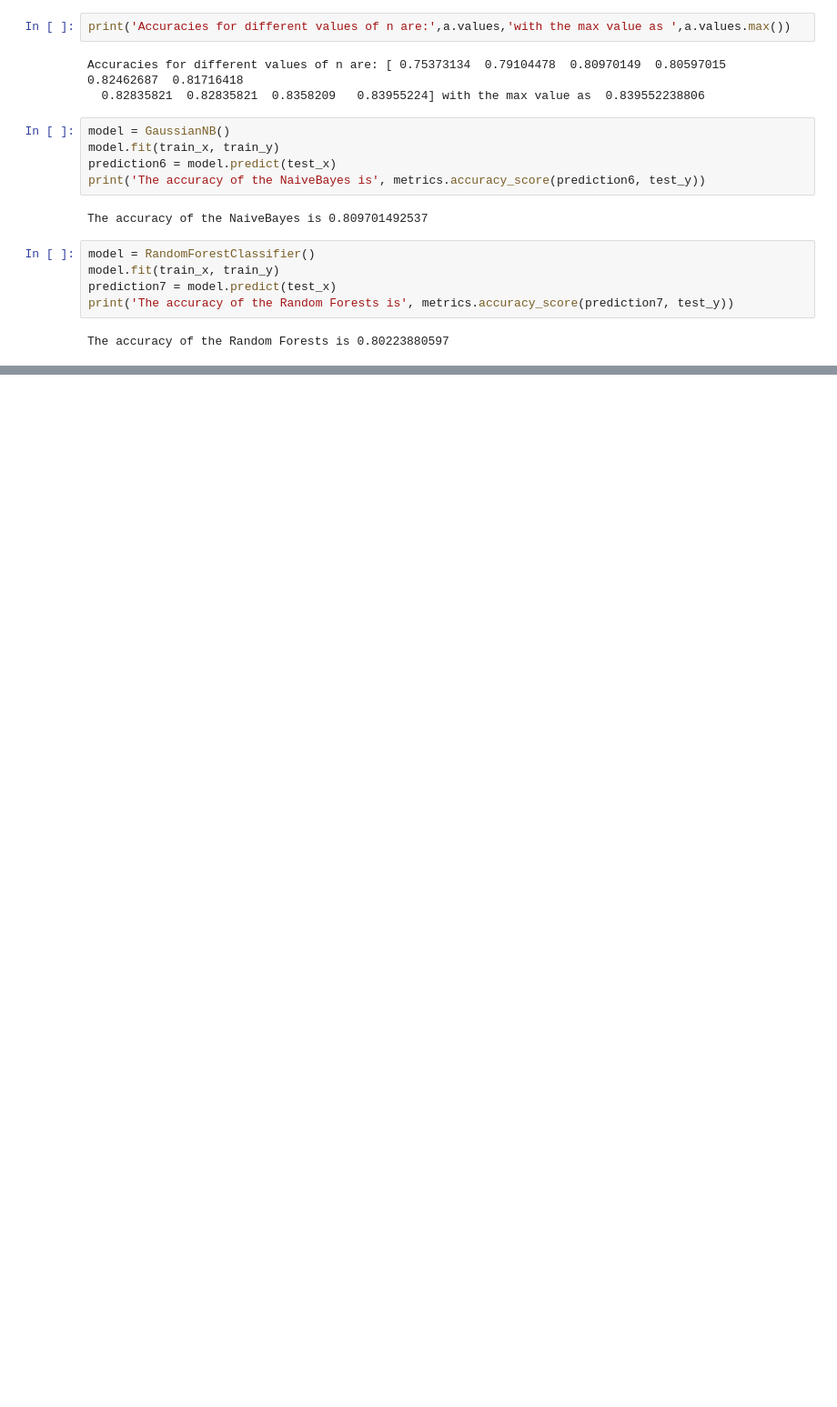
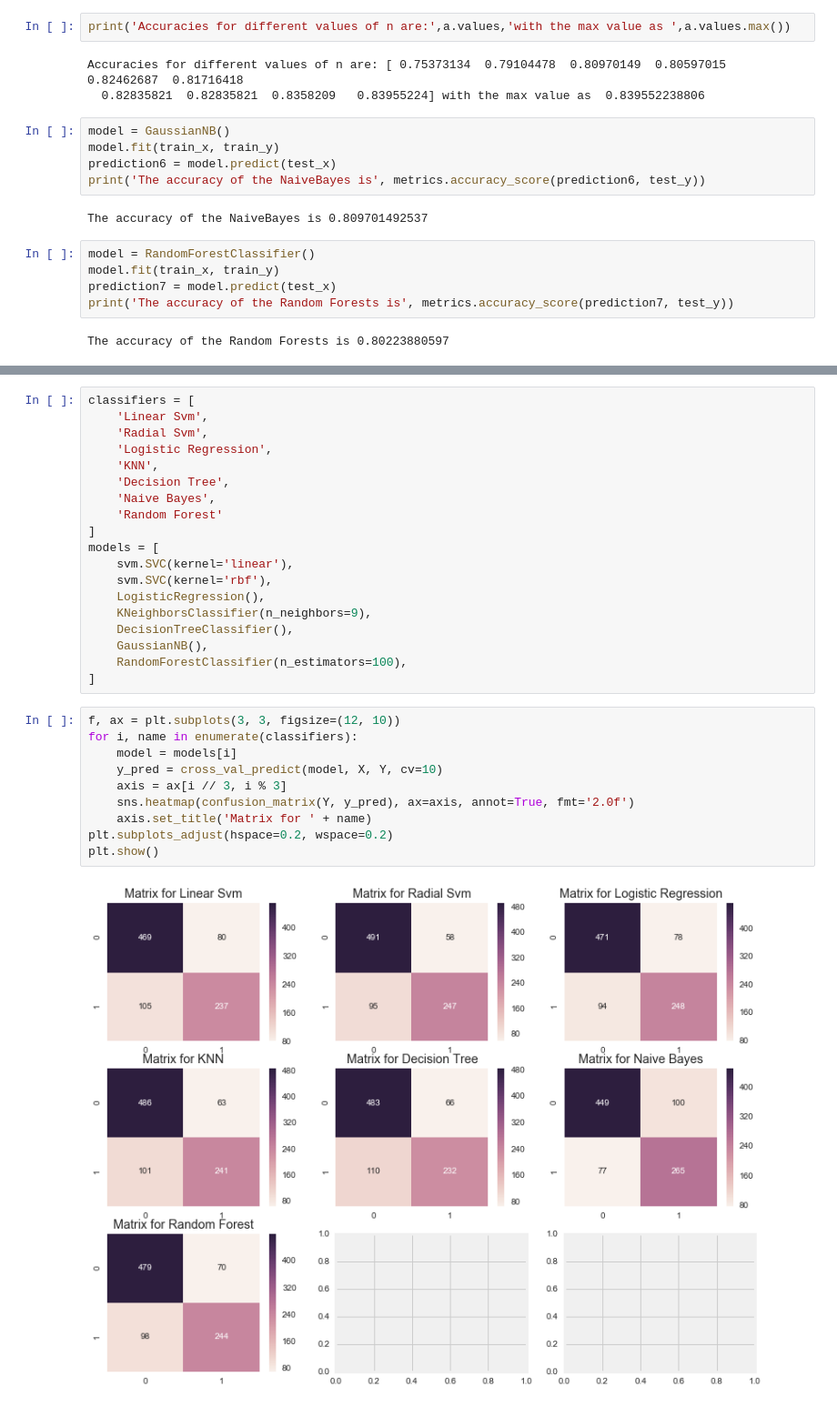
Before and after one commit to threepipes/titanic-practice, a Jupyter notebook: analysis.ipynb, the cells around one changed output, grey strips where cells are left out. Shown at 91% size. Cells and saved outputs as stored; diff of their text form; blank space fills up the shorter version.

```diff
--- a/analysis.ipynb
+++ b/analysis.ipynb
@@ -564,0 +614,31 @@ The accuracy of the Random Forests is 0.80223880597
+# %%
+classifiers = [
+    'Linear Svm',
+    'Radial Svm',
+    'Logistic Regression',
+    'KNN',
+    'Decision Tree',
+    'Naive Bayes',
+    'Random Forest'
+]
+models = [
+    svm.SVC(kernel='linear'),
+    svm.SVC(kernel='rbf'),
+    LogisticRegression(),
+    KNeighborsClassifier(n_neighbors=9),
+    DecisionTreeClassifier(),
+    GaussianNB(),
+    RandomForestClassifier(n_estimators=100),
+]
+# %%
+f, ax = plt.subplots(3, 3, figsize=(12, 10))
+for i, name in enumerate(classifiers):
+    model = models[i]
+    y_pred = cross_val_predict(model, X, Y, cv=10)
+    axis = ax[i // 3, i % 3]
+    sns.heatmap(confusion_matrix(Y, y_pred), ax=axis, annot=True, fmt='2.0f')
+    axis.set_title('Matrix for ' + name)
+plt.subplots_adjust(hspace=0.2, wspace=0.2)
+plt.show()
+# %% [output]
+[figure, added]
```
Also changed, not shown: parts of 21 cells of this notebook.
